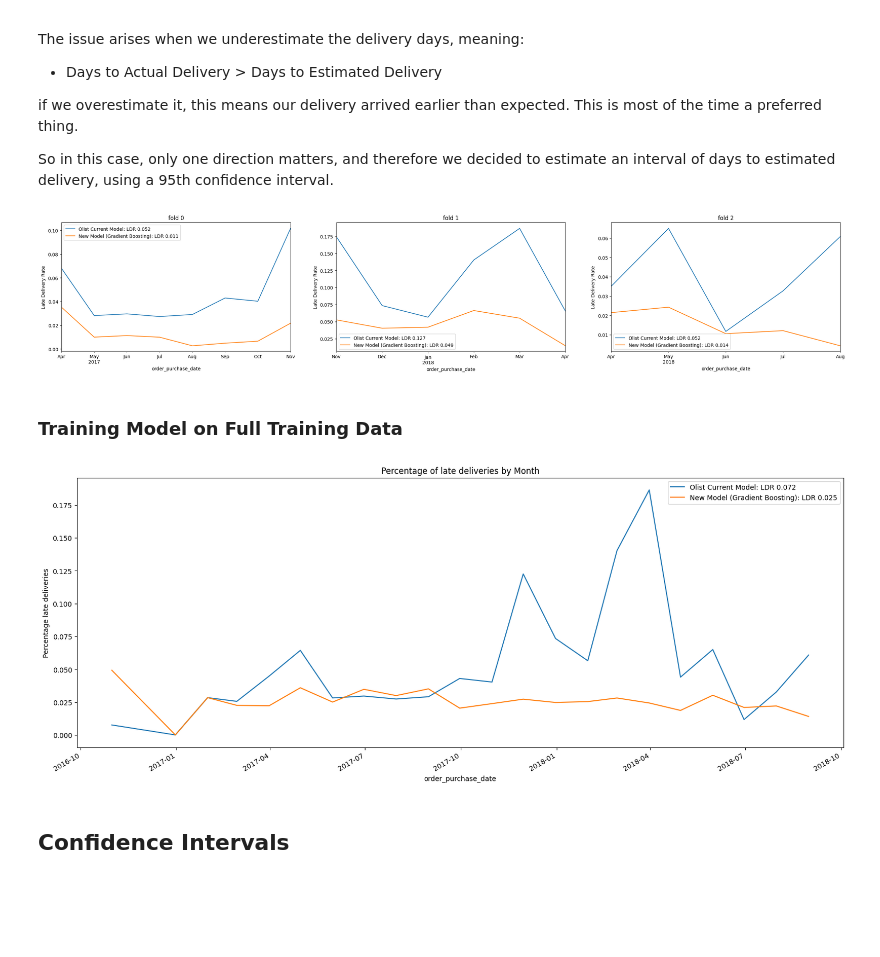
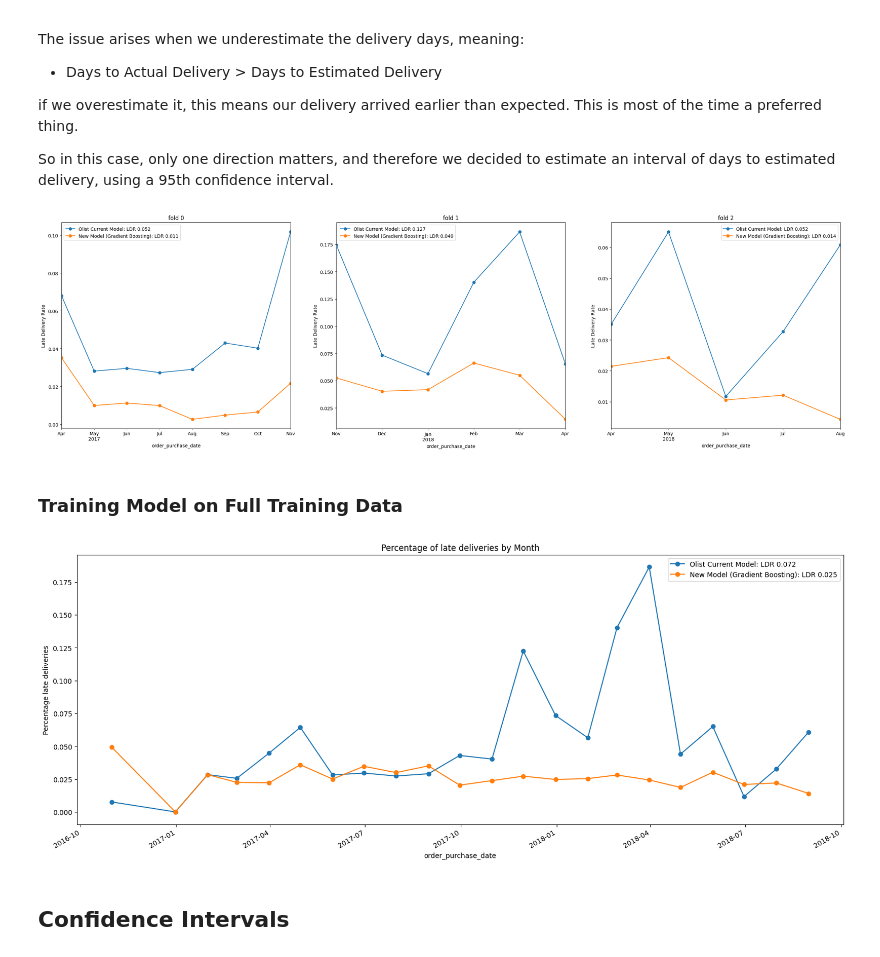
Before and after one commit to menni99/causal-attribution-analysis, a Jupyter notebook: notebooks/forecast-analysis.ipynb, the cells around one changed output. Drawn from its saved outputs; the diff is of its cells as text; code cells hidden in the pictures; blank space fills up the shorter version.

```diff
--- a/notebooks/forecast-analysis.ipynb
+++ b/notebooks/forecast-analysis.ipynb
@@ -220,7 +220,7 @@ if we overestimate it, this means our delivery arrived earlier than expected. Th
 So in this case, only one direction matters, and therefore we decided to estimate an interval of days to estimated delivery, using a 95th confidence interval.
 # %%
 tss = TimeSeriesSplit(n_splits=3, test_size=30000)
-fig, axs = plt.subplots(1,3,figsize=(30,5))
+fig, axs = plt.subplots(1,3,figsize=(30,8))
 fold = 0
 
 
@@ -242,36 +242,36 @@ for train_idx, val_idx in tss.split(df_clean):
 
     # Predictions
     lower_bound = lower_model.predict(X_val)
     upper_bound = upper_model.predict(X_val)
 
     # ----------------- Plotting
     validation_set['days_to_estimated_delivery_model_lb'] = np.exp(lower_bound) - 1
     validation_set['days_to_estimated_delivery_model_ub'] = np.exp(upper_bound) - 1
 
     # Calculating late deliveries using our model
     validation_set['is_delivery_late_gb'] = np.where(validation_set['days_to_actual_delivery'] > validation_set['days_to_estimated_delivery_model_ub'], 1, 0)
 
     # weekly_data_model_current_training = train_set.groupby(pd.Grouper(key='order_purchase_date', freq='M')).agg(count_orders=('order_purchase_date', 'count'), num_late_deliveries = ('is_delivery_late', 'sum'))
     weekly_data_model_current = validation_set.groupby(pd.Grouper(key='order_purchase_date', freq='M')).agg(count_orders=('order_purchase_date', 'count'), num_late_deliveries = ('is_delivery_late', 'sum'))
     weekly_data_model_gb= validation_set.groupby(pd.Grouper(key='order_purchase_date', freq='M')).agg(count_orders=('order_purchase_date', 'count'), num_late_deliveries = ('is_delivery_late_gb', 'sum'))
 
     # weekly_data_model_current_training['perc_late_deliveries'] = weekly_data_model_current_training['num_late_deliveries'] / weekly_data_model_current_training['count_orders']
     weekly_data_model_current['perc_late_deliveries'] = weekly_data_model_current['num_late_deliveries'] / weekly_data_model_current['count_orders']
     weekly_data_model_gb['perc_late_deliveries'] = weekly_data_model_gb['num_late_deliveries'] / weekly_data_model_gb['count_orders']
 
     olist_ldr = late_delivery_rate(validation_set['days_to_actual_delivery'], validation_set['days_to_estimated_delivery']).round(3)
     new_model_ldr = late_delivery_rate(y_true=y_val, y_pred=upper_bound).round(3)
 
     #weekly_data_model_current_training[(weekly_data_model_current_training['perc_late_deliveries'].notna()) & (weekly_data_model_current_training['perc_late_deliveries'] != 1)]['perc_late_deliveries'].plot(label=f'Training Set', ax=axs[fold])
-    weekly_data_model_current[(weekly_data_model_current['perc_late_deliveries'].notna()) & (weekly_data_model_current['perc_late_deliveries'] != 1)]['perc_late_deliveries'].plot(label=f'Olist Current Model: LDR {olist_ldr}', ax=axs[fold])
-    weekly_data_model_gb[(weekly_data_model_gb['perc_late_deliveries'].notna()) & (weekly_data_model_gb['perc_late_deliveries'] != 1)]['perc_late_deliveries'].plot(label=f'New Model (Gradient Boosting): LDR {new_model_ldr}', ax=axs[fold])
+    weekly_data_model_current[(weekly_data_model_current['perc_late_deliveries'].notna()) & (weekly_data_model_current['perc_late_deliveries'] != 1)]['perc_late_deliveries'].plot(label=f'Olist Current Model: LDR {olist_ldr}', ax=axs[fold], marker='o')
+    weekly_data_model_gb[(weekly_data_model_gb['perc_late_deliveries'].notna()) & (weekly_data_model_gb['perc_late_deliveries'] != 1)]['perc_late_deliveries'].plot(label=f'New Model (Gradient Boosting): LDR {new_model_ldr}', ax=axs[fold], marker='o')
     axs[fold].legend()
     axs[fold].set_title(f"fold {fold}")
     axs[fold].set_ylabel(f"Late Delivery Rate")
 
     fold+=1
 # %% [output]
-[figure, old version]
+[figure, new version]
 # %% [markdown]
 ### Training Model on Full Training Data
 # %%
@@ -309,14 +309,14 @@ olist_ldr = late_delivery_rate(df['days_to_actual_delivery'], df['days_to_estima
 new_model_ldr = late_delivery_rate(y_true=y, y_pred=upper_bound).round(3)
 
 plt.figure(figsize=(20, 8))
-weekly_data_model_current[(weekly_data_model_current['perc_late_deliveries'].notna()) & (weekly_data_model_current['perc_late_deliveries'] != 1)]['perc_late_deliveries'].plot(label=f'Olist Current Model: LDR {olist_ldr}')
-weekly_data_model_gb[(weekly_data_model_gb['perc_late_deliveries'].notna()) & (weekly_data_model_gb['perc_late_deliveries'] != 1)]['perc_late_deliveries'].plot(label=f'New Model (Gradient Boosting): LDR {new_model_ldr}')
+weekly_data_model_current[(weekly_data_model_current['perc_late_deliveries'].notna()) & (weekly_data_model_current['perc_late_deliveries'] != 1)]['perc_late_deliveries'].plot(label=f'Olist Current Model: LDR {olist_ldr}', marker='o')
+weekly_data_model_gb[(weekly_data_model_gb['perc_late_deliveries'].notna()) & (weekly_data_model_gb['perc_late_deliveries'] != 1)]['perc_late_deliveries'].plot(label=f'New Model (Gradient Boosting): LDR {new_model_ldr}', marker='o')
 plt.title("Percentage of late deliveries by Month")
 plt.ylabel("Percentage late deliveries")
 plt.legend()
 plt.show()
 # %% [output]
-[figure, old version]
+[figure, new version]
 # %% [markdown]
 ## Confidence Intervals
 # %%
```
Also changed, not shown: parts of 4 cells of this notebook.
